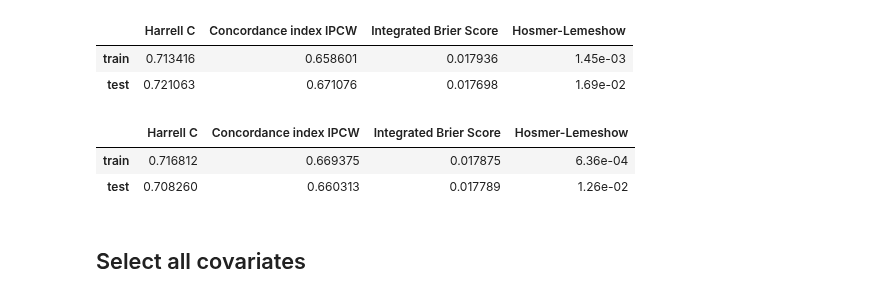
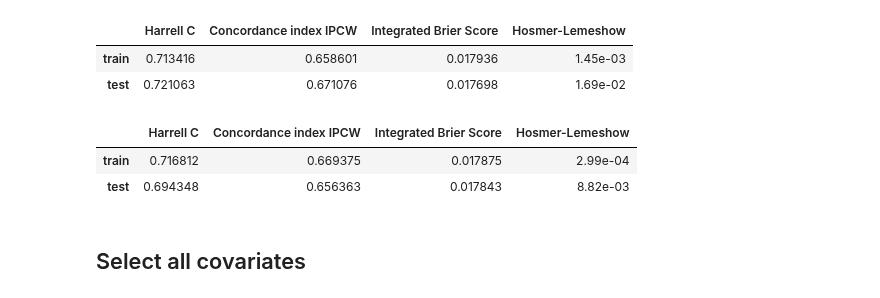
Before and after one commit to TristanFauvel/DreamHF, a Jupyter notebook: src/baseline.ipynb, the cells around one changed output. Cells and saved outputs as stored; diff of their text form; code cells hidden in the pictures.

```diff
--- a/src/baseline.ipynb
+++ b/src/baseline.ipynb
@@ -79,19 +79,19 @@ evaluate_model(model, X_train, X_test, y_train, y_test)
 # %%
 model = CoxPHSurvivalAnalysis(alpha=0, ties='breslow', n_iter=100, tol=1e-09, verbose=0)
 
 covariates = ['Age', 'BodyMassIndex', 'Smoking', 'BPTreatment',
-       'PrevalentDiabetes', 'PrevalentCHD', 'SystolicBP', 'NonHDLcholesterol', 'Sex']
+       'PrevalentDiabetes', 'PrevalentCHD', 'SystolicBP', 'NonHDLcholesterol', 'Sex', 'PrevalentHFAIL']
 
 X_train, X_test, y_train, y_test, test_sample_ids = prepare_train_test(pheno_df_train, pheno_df_test, covariates)
 
 model = create_pipeline(model)
 model.fit(X_train, y_train)
 
 evaluate_model(model, X_train, X_test, y_train, y_test)
 # %% [output]
 |  | Harrell C | Concordance index IPCW | Integrated Brier Score | Hosmer-Lemeshow |
-| train | 0.716812 | 0.669375 | 0.017875 | 6.36e-04 |
-| test | 0.708260 | 0.660313 | 0.017789 | 1.26e-02 |
+| train | 0.716812 | 0.669375 | 0.017875 | 2.99e-04 |
+| test | 0.694348 | 0.656363 | 0.017843 | 8.82e-03 |
 # %% [markdown]
 ## Select all covariates
 # %%
```
Also changed, not shown: parts of 26 cells of this notebook, 9 other files.
